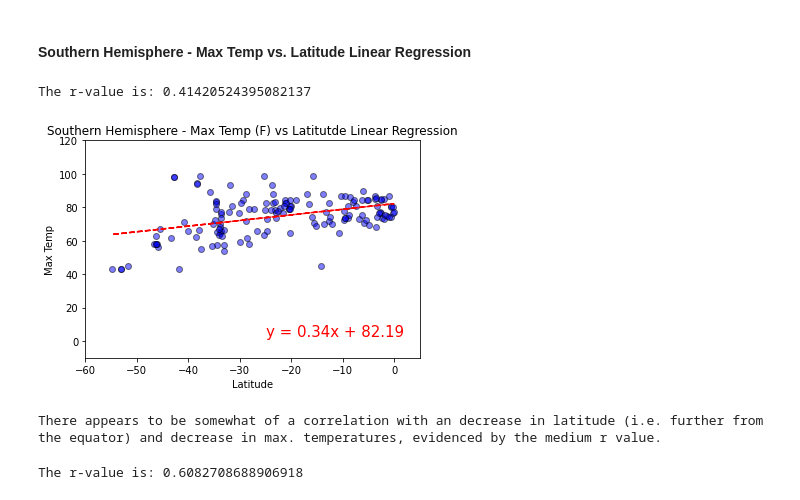
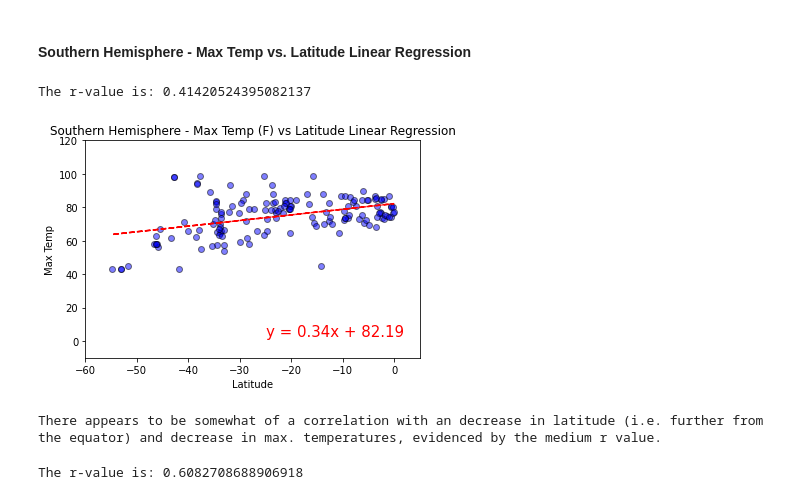
Before and after one commit to welanc/python-api-challenge, a Jupyter notebook: WeatherPy/WeatherPy.ipynb, the cells around one changed output. Saved outputs shown, nothing was run; the diff lists cells and outputs as text; code cells hidden in the pictures.

```diff
--- a/WeatherPy/WeatherPy.ipynb
+++ b/WeatherPy/WeatherPy.ipynb
@@ -453,19 +453,19 @@ def linear_reg_south(x_series, y_series, x_label_lr, y_label_lr, x_lim_0_lr, x_l
     return cities_slope, cities_int, cities_r, cities_p, cities_std_err, cities_fit
 # %%
 # plot a scatter plot comparing Southern Hemisphere Latitude to Max Temp
-temp_ln_s = linear_reg_south("Lat", "Max Temp", "Latitude", "Max Temp", -60, 5, -10, 120, "Southern Hemisphere - Max Temp (F) vs Latitutde Linear Regression", -25, 3)
+temp_ln_s = linear_reg_south("Lat", "Max Temp", "Latitude", "Max Temp", -60, 5, -10, 120, "Southern Hemisphere - Max Temp (F) vs Latitude Linear Regression", -25, 3)
 print(f"The r-value is: {temp_ln_s[2]}")
 
 # export .png
 plt.savefig("../output_data/Fig6.png")
 
 plt.show()
 
 # print analysis
 print(f"There appears to be somewhat of a correlation with an decrease in latitude (i.e. further from the equator) and decrease in max. temperatures, evidenced by the medium r value.")
 # %% [output]
 The r-value is: 0.41420524395082137
-[figure, old version]
+[figure, new version]
 There appears to be somewhat of a correlation with an decrease in latitude (i.e. further from the equator) and decrease in max. temperatures, evidenced by the medium r value.
 # %%
 # original output for reference
```
Also changed, not shown: parts of 8 cells of this notebook, 8 other files.
